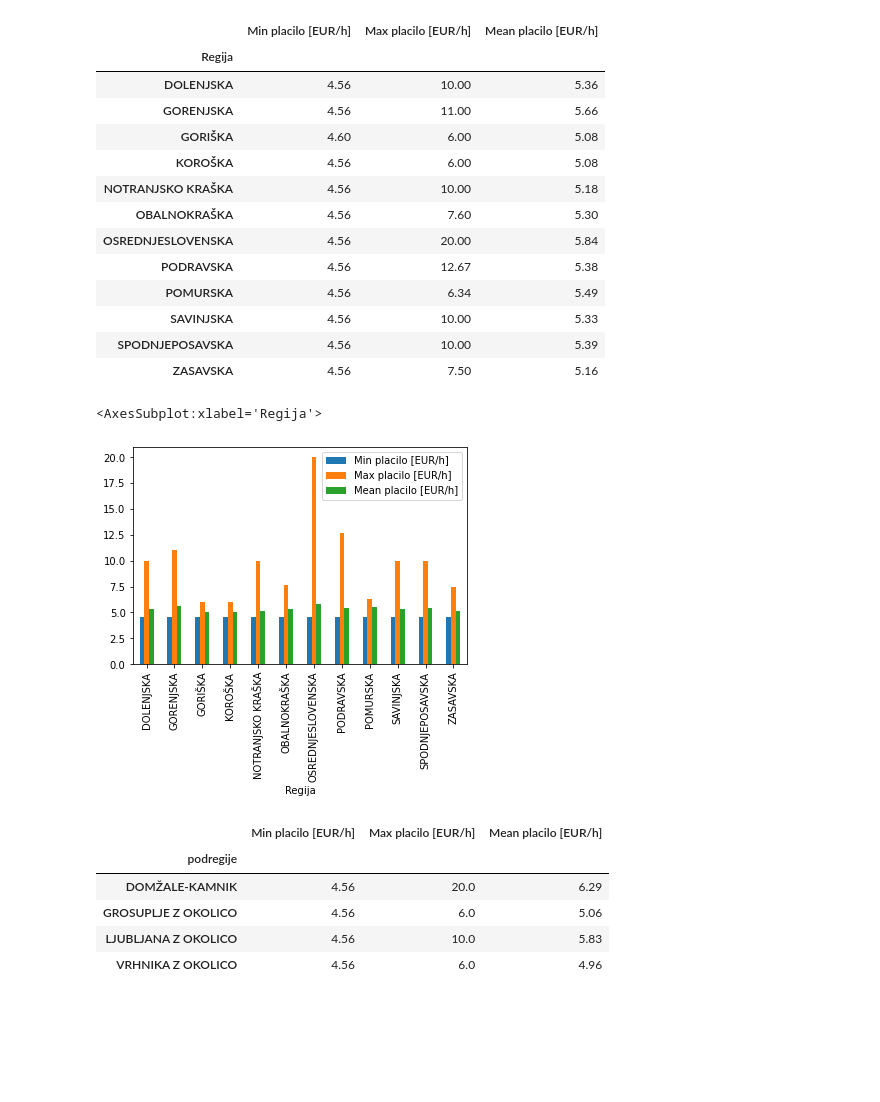
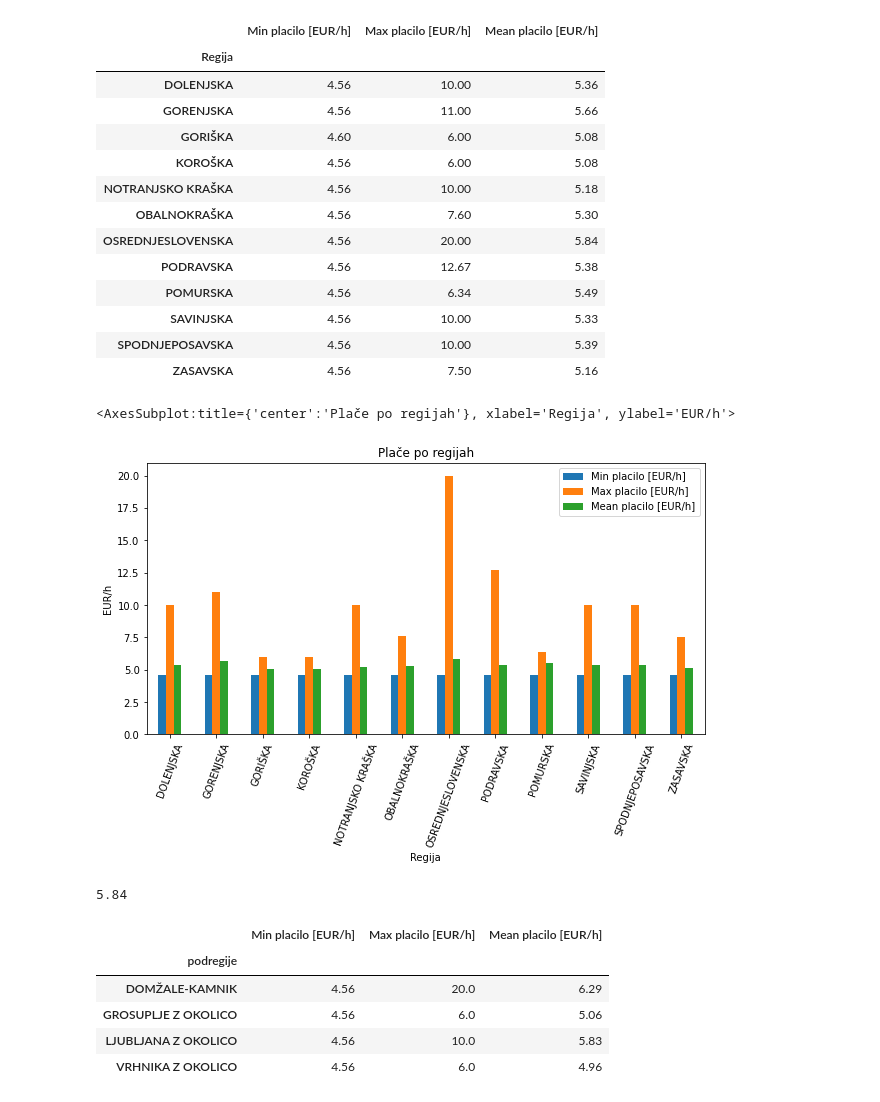
Before and after one commit to DejanPeric058/Programiranje-1-Projektna-naloga, a Jupyter notebook: Untitled.ipynb, the cells around one changed output. Drawn from its saved outputs; the diff is of its cells as text; code cells hidden in the pictures; blank space fills up the shorter version.

```diff
--- a/Untitled.ipynb
+++ b/Untitled.ipynb
@@ -234,9 +213,15 @@ razpon_placil
 | SAVINJSKA | 4.56 | 10.00 | 5.33 |
 | SPODNJEPOSAVSKA | 4.56 | 10.00 | 5.39 |
 | ZASAVSKA | 4.56 | 7.50 | 5.16 |
-# %%
-razpon_placil.plot(kind = "bar")
-# %% [output]
-<AxesSubplot:xlabel='Regija'>
-[figure, removed]
+# %%
+razpon_placil.plot.bar(title='Plače po regijah', ylabel='EUR/h', rot=70, figsize=(10,5))
+# %% [output]
+<AxesSubplot:title={'center':'Plače po regijah'}, xlabel='Regija', ylabel='EUR/h'>
+[figure, added]
+# %%
+oglasi_lj_placilo = oglasi_placila[oglasi_placila["Regija"] == "OSREDNJESLOVENSKA"]
+povprecna_placa_lj = oglasi_lj_placilo[ "neto"].mean().round(2)
+povprecna_placa_lj
+# %% [output]
+5.84
 # %%
```
Also changed, not shown: parts of 20 cells of this notebook.
